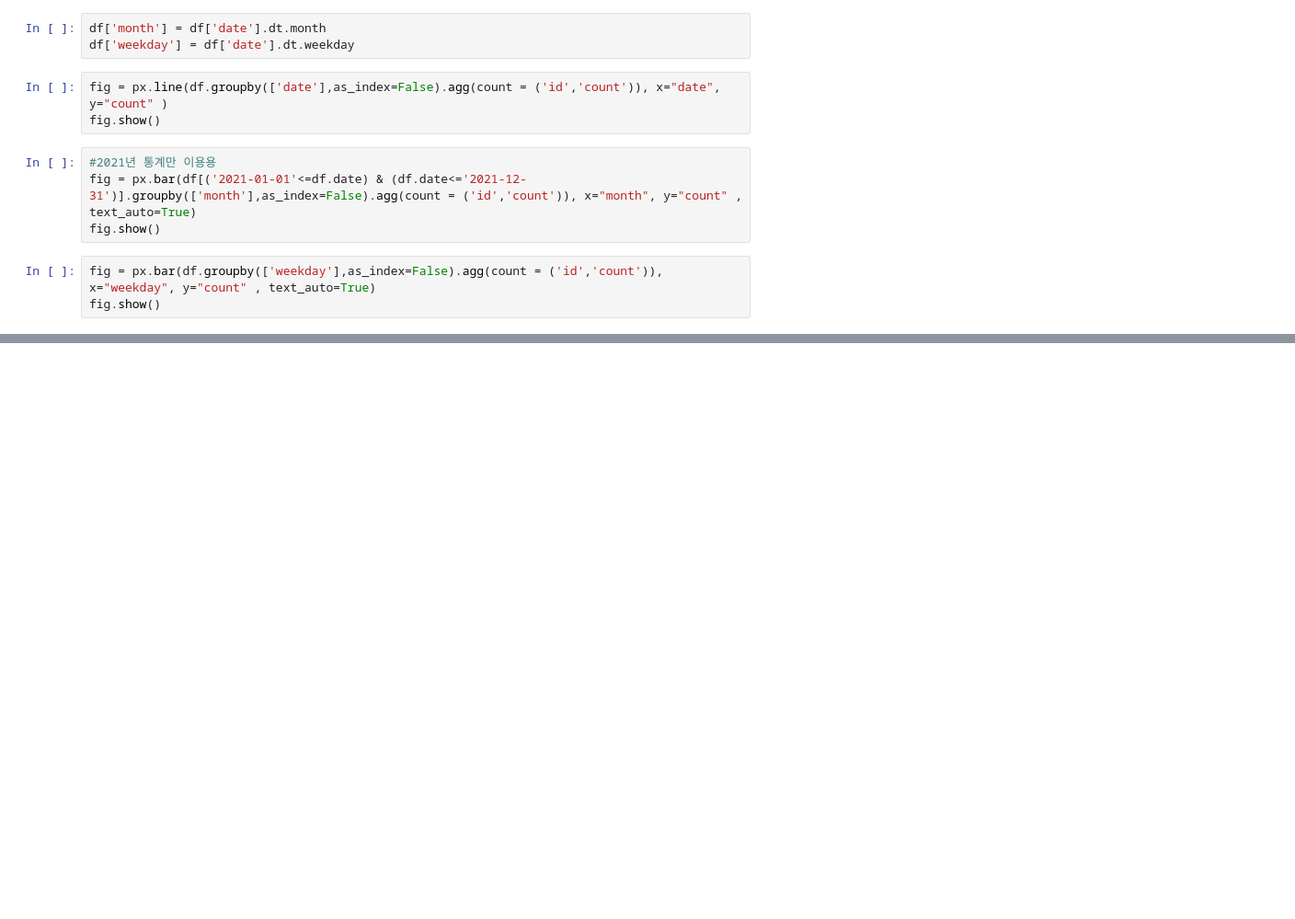
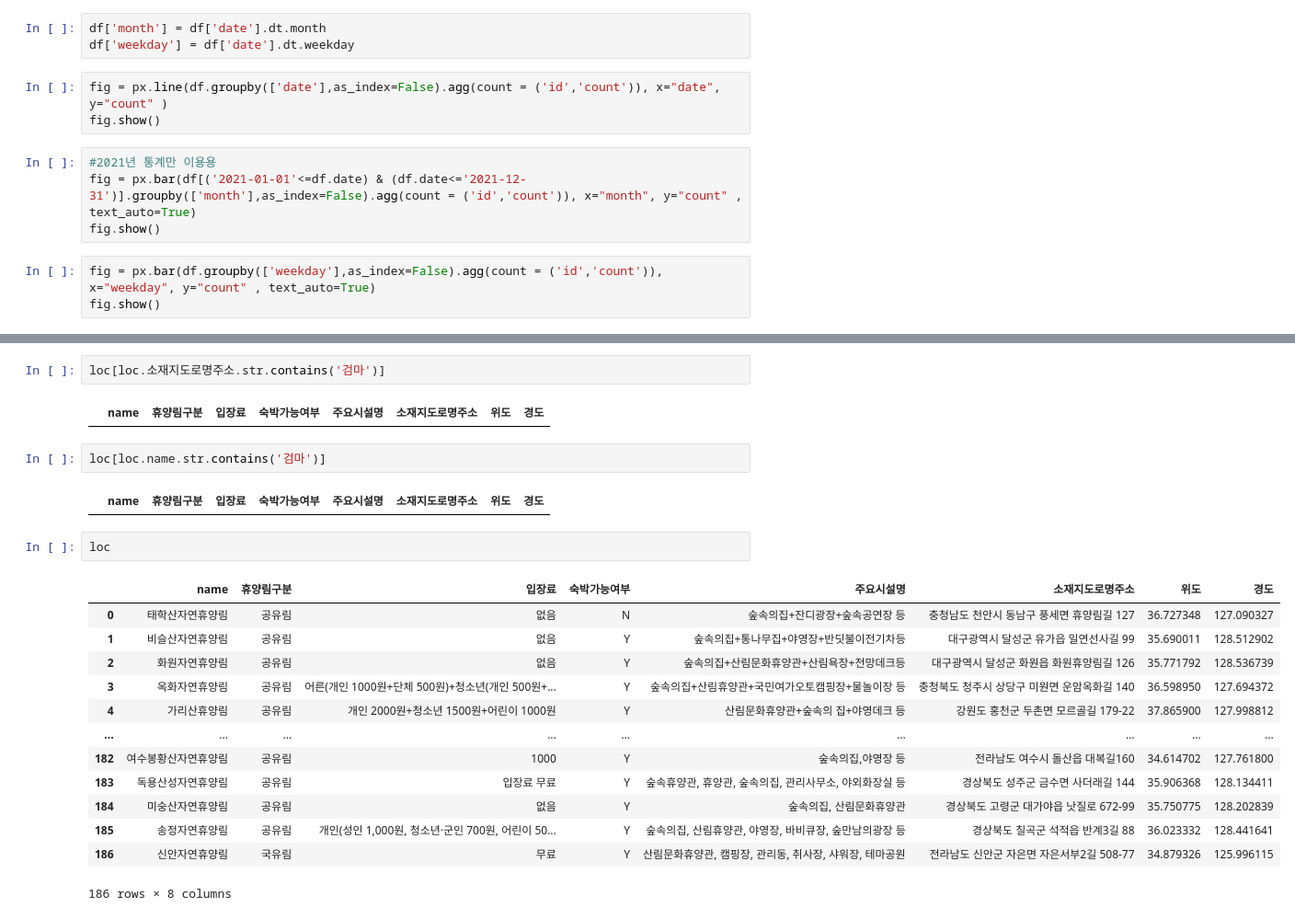
Before and after one commit to tiamoirony/Done, a Jupyter notebook: 전국 휴양림 예약 데이터.ipynb, the cells around one changed output, grey strips where cells are left out. Shown at 92% size. Cells and saved outputs as stored; diff of their text form; blank space fills up the shorter version.

```diff
--- a/전국 휴양림 예약 데이터.ipynb
+++ b/전국 휴양림 예약 데이터.ipynb
@@ -77,0 +124,24 @@ fig.show()
+# %%
+loc[loc.소재지도로명주소.str.contains('검마')]
+# %% [output]
+|  | name | 휴양림구분 | 입장료 | 숙박가능여부 | 주요시설명 | 소재지도로명주소 | 위도 | 경도 |
+# %%
+loc[loc.name.str.contains('검마')]
+# %% [output]
+|  | name | 휴양림구분 | 입장료 | 숙박가능여부 | 주요시설명 | 소재지도로명주소 | 위도 | 경도 |
+# %%
+loc
+# %% [output]
+|  | name | 휴양림구분 | 입장료 | 숙박가능여부 | 주요시설명 | 소재지도로명주소 | 위도 | 경도 |
+| 0 | 태학산자연휴양림 | 공유림 | 없음 | N | 숲속의집+잔디광장+숲속공연장 등 | 충청남도 천안시 동남구 풍세면 휴양림길 127 | 36.727348 | 127.090327 |
+| 1 | 비슬산자연휴양림 | 공유림 | 없음 | Y | 숲속의집+통나무집+야영장+반딧불이전기차등 | 대구광역시 달성군 유가읍 일연선사길 99 | 35.690011 | 128.512902 |
+| 2 | 화원자연휴양림 | 공유림 | 없음 | Y | 숲속의집+산림문화휴양관+산림욕장+전망데크등 | 대구광역시 달성군 화원읍 화원휴양림길 126 | 35.771792 | 128.536739 |
+| 3 | 옥화자연휴양림 | 공유림 | 어른(개인 1000원+단체 500원)+청소년(개인 500원+... | Y | 숲속의집+산림휴양관+국민여가오토캠핑장+물놀이장 등 | 충청북도 청주시 상당구 미원면 운암옥화길 140 | 36.598950 | 127.694372 |
+| 4 | 가리산휴양림 | 공유림 | 개인 2000원+청소년 1500원+어린이 1000원 | Y | 산림문화휴양관+숲속의 집+야영데크 등 | 강원도 홍천군 두촌면 모르골길 179-22 | 37.865900 | 127.998812 |
+| ... | ... | ... | ... | ... | ... | ... | ... | ... |
+| 182 | 여수봉황산자연휴양림 | 공유림 | 1000 | Y | 숲속의집,야영장 등 | 전라남도 여수시 돌산읍 대복길160 | 34.614702 | 127.761800 |
+| 183 | 독용산성자연휴양림 | 공유림 | 입장료 무료 | Y | 숲속휴양관, 휴양관, 숲속의집, 관리사무소, 야외화장실 등 | 경상북도 성주군 금수면 사더래길 144 | 35.906368 | 128.134411 |
+| 184 | 미숭산자연휴양림 | 공유림 | 없음 | Y | 숲속의집, 산림문화휴양관 | 경상북도 고령군 대가야읍 낫질로 672-99 | 35.750775 | 128.202839 |
+| 185 | 송정자연휴양림 | 공유림 | 개인(성인 1,000원, 청소년·군인 700원, 어린이 50... | Y | 숲속의집, 산림휴양관, 야영장, 바비큐장, 숲만남의광장 등 | 경상북도 칠곡군 석적읍 반계3길 88 | 36.023332 | 128.441641 |
+| 186 | 신안자연휴양림 | 국유림 | 무료 | Y | 산림문화휴양관, 캠핑장, 관리동, 취사장, 샤워장, 테마공원 | 전라남도 신안군 자은면 자은서부2길 508-77 | 34.879326 | 125.996115 |
+186 rows × 8 columns
```
Also changed, not shown: parts of 11 cells of this notebook.
